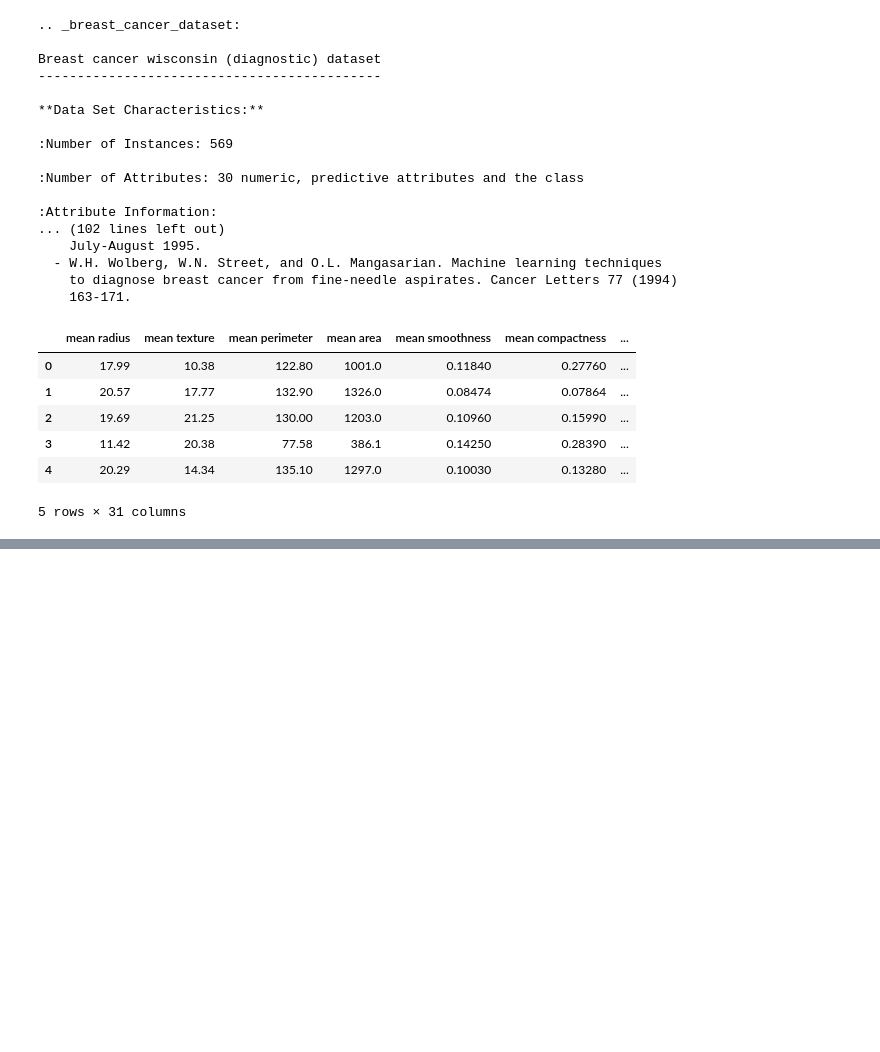
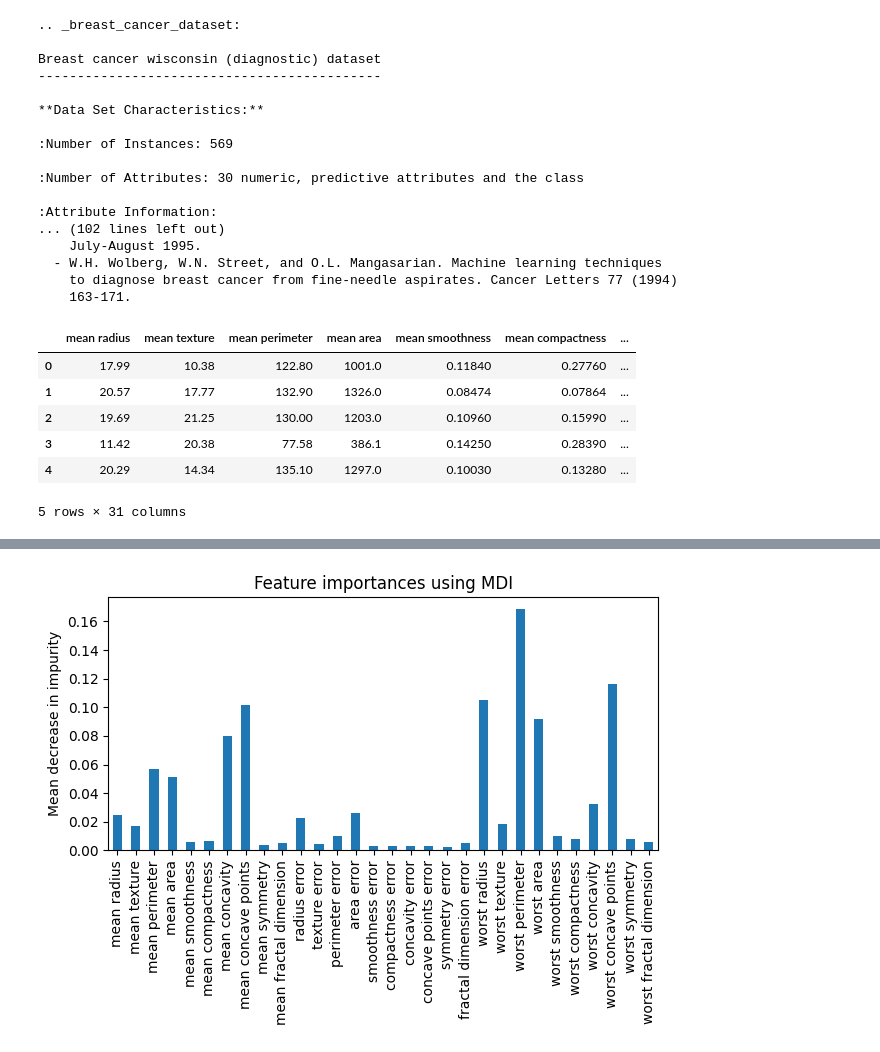
Before and after one commit to otter8sky/mipt_python_1_sem, a Jupyter notebook: 2024_lpr_lab12.ipynb, the cells around one changed output, grey strips where cells are left out. Saved outputs shown, nothing was run; the diff lists cells and outputs as text; code cells hidden in the pictures; blank space fills up the shorter version.

```diff
--- a/2024_lpr_lab12.ipynb
+++ b/2024_lpr_lab12.ipynb
@@ -507,3 +656,12 @@ Breast cancer wisconsin (diagnostic) dataset
 | 3 | 11.42 | 20.38 | 77.58 | 386.1 | 0.14250 | 0.28390 | ... |
 | 4 | 20.29 | 14.34 | 135.10 | 1297.0 | 0.10030 | 0.13280 | ... |
 5 rows × 31 columns
+# %%
+from sklearn.datasets import load_breast_cancer
+
+dataset = load_breast_cancer(as_frame=True)
+df: pd.DataFrame = dataset.frame
+
+print(dataset.DESCR)
+
+df.head()
@@ -509,0 +693,21 @@ Breast cancer wisconsin (diagnostic) dataset
+# %%
+x = df.drop(columns=["target"])
+y = df["target"]
+x_train, x_test, y_train, y_test = train_test_split(x, y, test_size=0.2, random_state=1)
+
+from sklearn.ensemble import RandomForestClassifier
+forest = RandomForestClassifier(random_state=0)
+forest.fit(x_train, y_train)
+
+importances = forest.feature_importances_
+std = np.std([tree.feature_importances_ for tree in forest.estimators_], axis=0)
+
+forest_importances = pd.Series(importances, index=x.columns)
+
+fig, ax = plt.subplots()
+forest_importances.plot.bar(ax=ax)
+ax.set_title("Feature importances using MDI")
+ax.set_ylabel("Mean decrease in impurity")
+fig.tight_layout()
+# %% [output]
+[figure, added]
```
Also changed, not shown: parts of 16 cells of this notebook.
